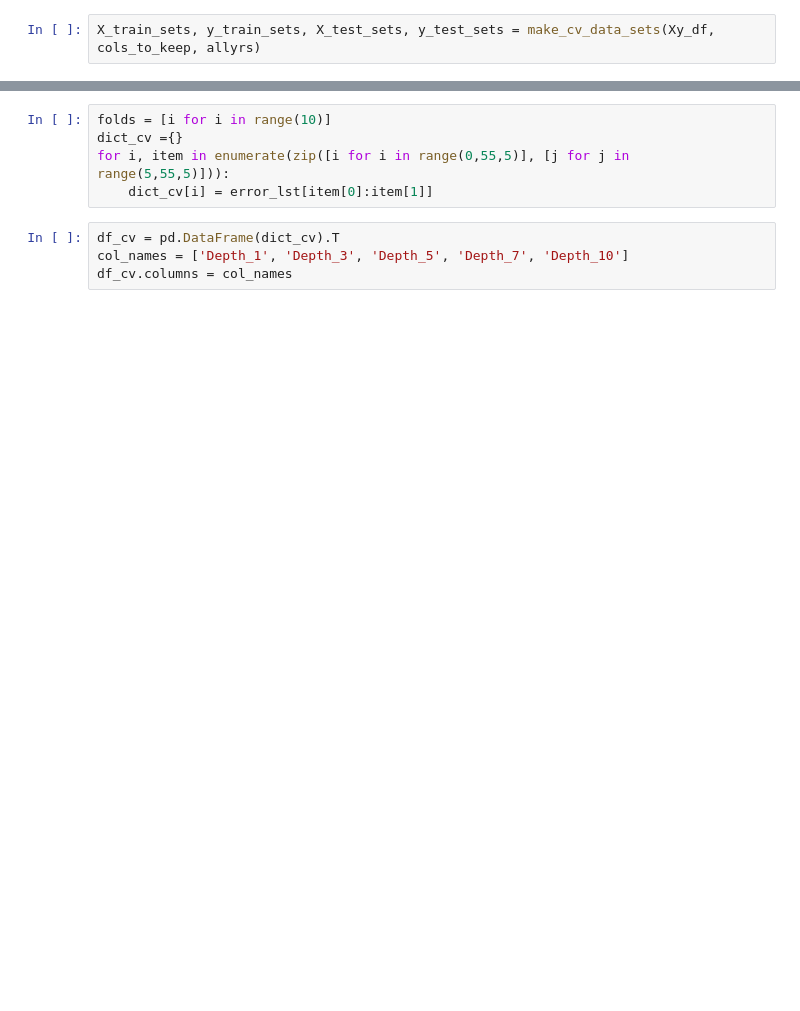
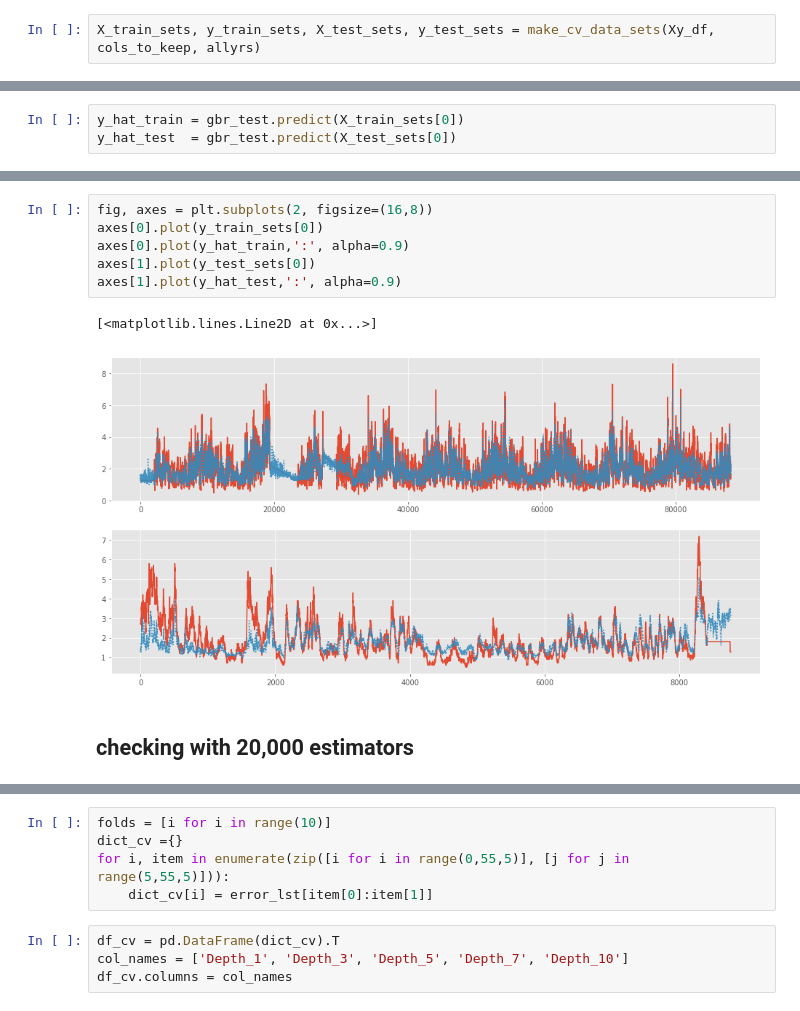
Before and after one commit to abulho/Surf_Prediction, a Jupyter notebook: src/30_Jan_2018_Modeling_Cross_Validation_Tree_Depth.ipynb, the cells around one changed output, grey strips where cells are left out. Drawn from its saved outputs; the diff is of its cells as text; blank space fills up the shorter version.

```diff
--- a/src/30_Jan_2018_Modeling_Cross_Validation_Tree_Depth.ipynb
+++ b/src/30_Jan_2018_Modeling_Cross_Validation_Tree_Depth.ipynb
@@ -48,0 +110,3 @@ X_train_sets, y_train_sets, X_test_sets, y_test_sets = make_cv_data_sets(Xy_df,
+# %%
+y_hat_train = gbr_test.predict(X_train_sets[0])
+y_hat_test  = gbr_test.predict(X_test_sets[0])
@@ -48,0 +121,11 @@ X_train_sets, y_train_sets, X_test_sets, y_test_sets = make_cv_data_sets(Xy_df,
+# %%
+fig, axes = plt.subplots(2, figsize=(16,8))
+axes[0].plot(y_train_sets[0])
+axes[0].plot(y_hat_train,':', alpha=0.9)
+axes[1].plot(y_test_sets[0])
+axes[1].plot(y_hat_test,':', alpha=0.9)
+# %% [output]
+[<matplotlib.lines.Line2D at 0x...>]
+[figure, added]
+# %% [markdown]
+## checking with 20,000 estimators
```
Also changed, not shown: parts of 19 cells of this notebook, 4 other files.
